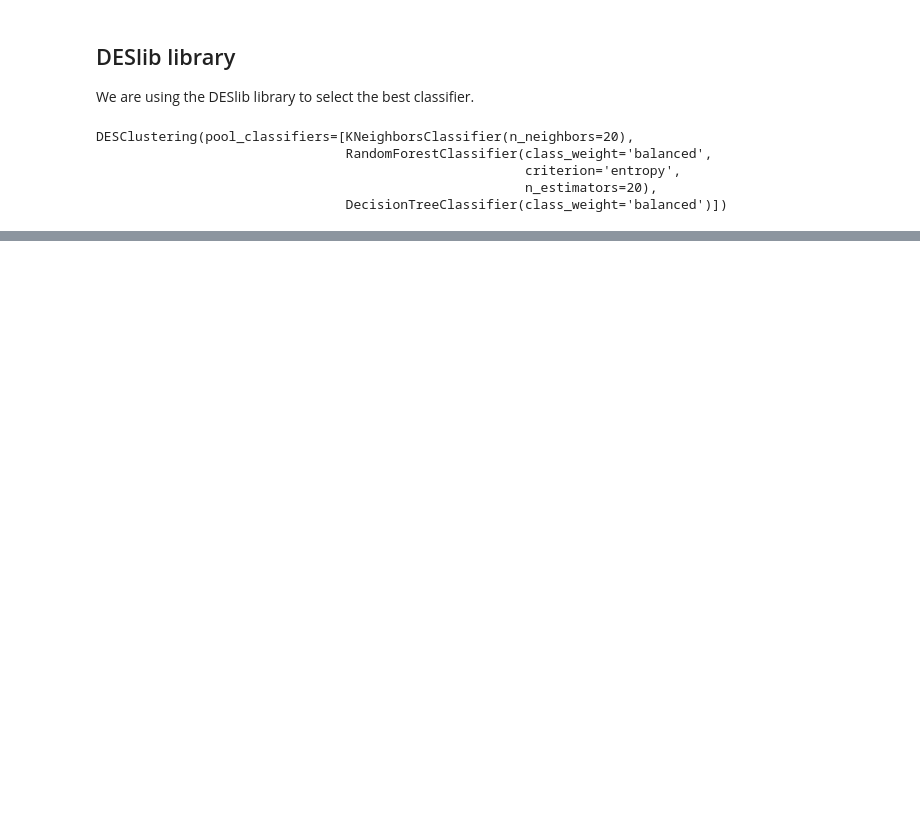
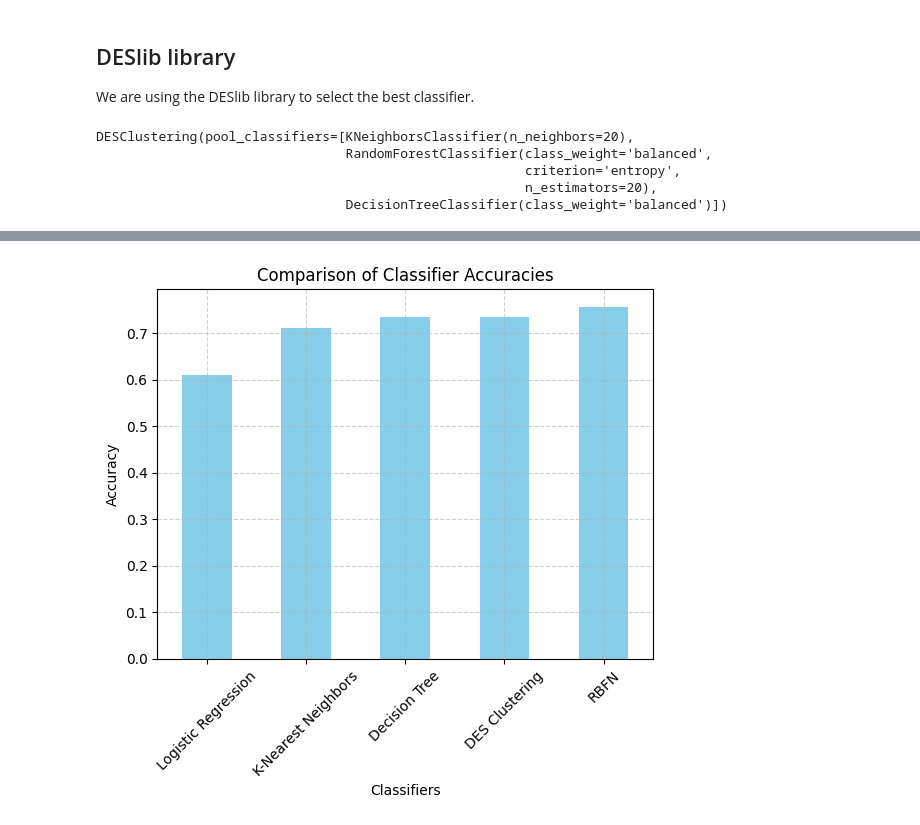
Before and after one commit to charlesbchv/ia-for-medecine, a Jupyter notebook: Classification.ipynb, the cells around one changed output, grey strips where cells are left out. Drawn from its saved outputs; the diff is of its cells as text; code cells hidden in the pictures; blank space fills up the shorter version.

Commit message:
Classification : Add RBFN method and Update Classification Visual

```diff
--- a/Classification.ipynb
+++ b/Classification.ipynb
@@ -230,0 +245,6 @@ weighted avg       0.77      0.75      0.76      3203
+# %%
+# entraînement du modèle SVM sur les données d'entraînement préparées et échantillonnées
+rbf_svm.fit(x_train_sampled_pca, y_train_sampled.ravel())
+
+# Prédiction sur l'ensemble de test
+y_pred_rbf = rbf_svm.predict(x_test_pca)
@@ -234,7 +282,7 @@ weighted avg       0.77      0.75      0.76      3203
 from sklearn.ensemble import VotingClassifier
 from sklearn.metrics import accuracy_score
 # %%
-voting_clf = VotingClassifier(estimators=[('rf', random_forest), ('knn', knn), ('arbre decisionnel', decision_tree), ('logistic regression', logistic_regression)], voting='soft')
+voting_clf = VotingClassifier(estimators=[('rf', random_forest), ('knn', knn), ('arbre decisionnel', decision_tree), ('rbnf', rbf_svm), ('logistic regression', logistic_regression)], voting='soft')
 voting_clf.fit(x_train_sampled_pca, y_train_sampled)
 # %% [output]
 VotingClassifier(estimators=[('rf',
@@ -312,0 +384,27 @@ weighted avg       0.77      0.75      0.76      3203
+# %%
+classifiers = {
+    'Logistic Regression': logistic_regression,
+    'K-Nearest Neighbors': knn,
+    'Decision Tree': decision_tree,
+    #'Voting Classifier': voting_clf,
+    'DES Clustering': des,
+    'RBFN': rbf_svm
+}
+
+results = {}
+for name, clf in classifiers.items():
+    y_pred = clf.predict(x_test_pca)
+    acc = accuracy_score(y_test, y_pred)
+    cm = confusion_matrix(y_test, y_pred)
+    cr = classification_report(y_test, y_pred, output_dict=True)
+    results[name] = {
+        'Accuracy': acc,
+        'Confusion Matrix': cm,
+        'Precision': cr['weighted avg']['precision'],
+        'Recall': cr['weighted avg']['recall'],
+        'F1-Score': cr['weighted avg']['f1-score']
+    }
+
+# Créer le DataFrame
+results_df = pd.DataFrame(results).T
+print(results_df)
@@ -312,0 +425,11 @@ weighted avg       0.77      0.75      0.76      3203
+# %%
+# Graphique
+results_df['Accuracy'].plot(kind='bar', color='skyblue')
+plt.title('Comparison of Classifier Accuracies')
+plt.ylabel('Accuracy')
+plt.xlabel('Classifiers')
+plt.xticks(rotation=45)
+plt.grid(True, linestyle='--', alpha=0.6)
+plt.show()
+# %% [output]
+[figure, added]
```
Also changed, not shown: parts of 18 cells of this notebook.
